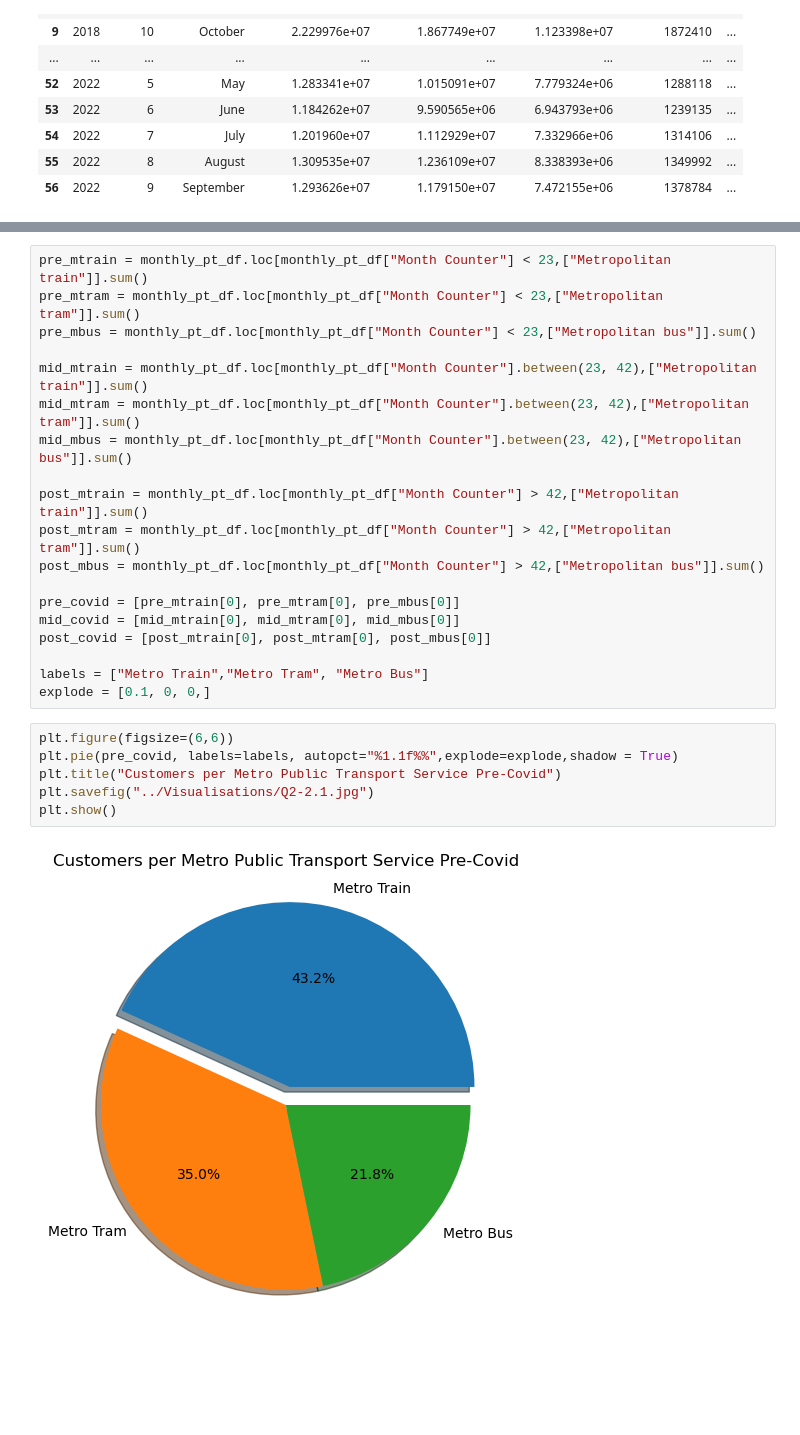
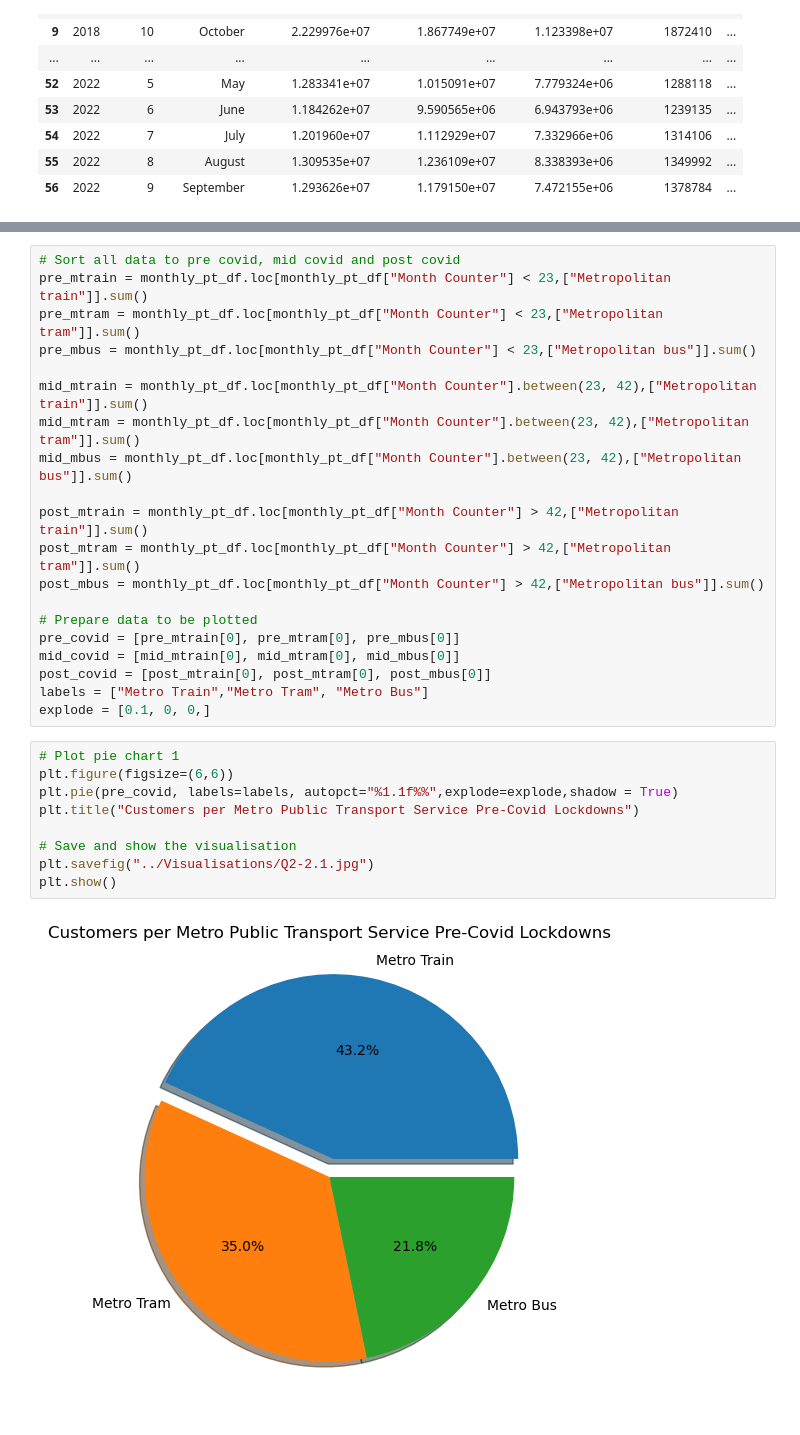
Before and after one commit to hendaman/project-1-challenge, a Jupyter notebook: Question-2-Henry/PublicTransportModes.ipynb, the cells around one changed output, grey strips where cells are left out. Drawn from its saved outputs; the diff is of its cells as text; blank space fills up the shorter version.

```diff
--- a/Question-2-Henry/PublicTransportModes.ipynb
+++ b/Question-2-Henry/PublicTransportModes.ipynb
@@ -157,6 +168,7 @@ monthly_pt_df
 | 47 | 2022 | 5 | May | 12833409 | 10150912 | 7779323 | 2022-05-01 | ... |
 | 48 | 2022 | 6 | June | 11842623 | 9590564 | 6943792 | 2022-06-01 | ... |
 # %%
+# Sort all data to pre covid, mid covid and post covid
 pre_mtrain = monthly_pt_df.loc[monthly_pt_df["Month Counter"] < 23,["Metropolitan train"]].sum()
 pre_mtram = monthly_pt_df.loc[monthly_pt_df["Month Counter"] < 23,["Metropolitan tram"]].sum()
 pre_mbus = monthly_pt_df.loc[monthly_pt_df["Month Counter"] < 23,["Metropolitan bus"]].sum()
@@ -169,18 +181,21 @@ post_mtrain = monthly_pt_df.loc[monthly_pt_df["Month Counter"] > 42,["Metropolit
 post_mtram = monthly_pt_df.loc[monthly_pt_df["Month Counter"] > 42,["Metropolitan tram"]].sum()
 post_mbus = monthly_pt_df.loc[monthly_pt_df["Month Counter"] > 42,["Metropolitan bus"]].sum()
 
+# Prepare data to be plotted
 pre_covid = [pre_mtrain[0], pre_mtram[0], pre_mbus[0]]
 mid_covid = [mid_mtrain[0], mid_mtram[0], mid_mbus[0]]
 post_covid = [post_mtrain[0], post_mtram[0], post_mbus[0]]
-
 labels = ["Metro Train","Metro Tram", "Metro Bus"]
 explode = [0.1, 0, 0,]
 # %%
+# Plot pie chart 1
 plt.figure(figsize=(6,6))
 plt.pie(pre_covid, labels=labels, autopct="%1.1f%%",explode=explode,shadow = True)
-plt.title("Customers per Metro Public Transport Service Pre-Covid")
+plt.title("Customers per Metro Public Transport Service Pre-Covid Lockdowns")
+
+# Save and show the visualisation
 plt.savefig("../Visualisations/Q2-2.1.jpg")
 plt.show()
 # %% [output]
-[figure, old version]
+[figure, new version]
 # %%
```
Also changed, not shown: parts of 17 cells of this notebook, 3 other files.
